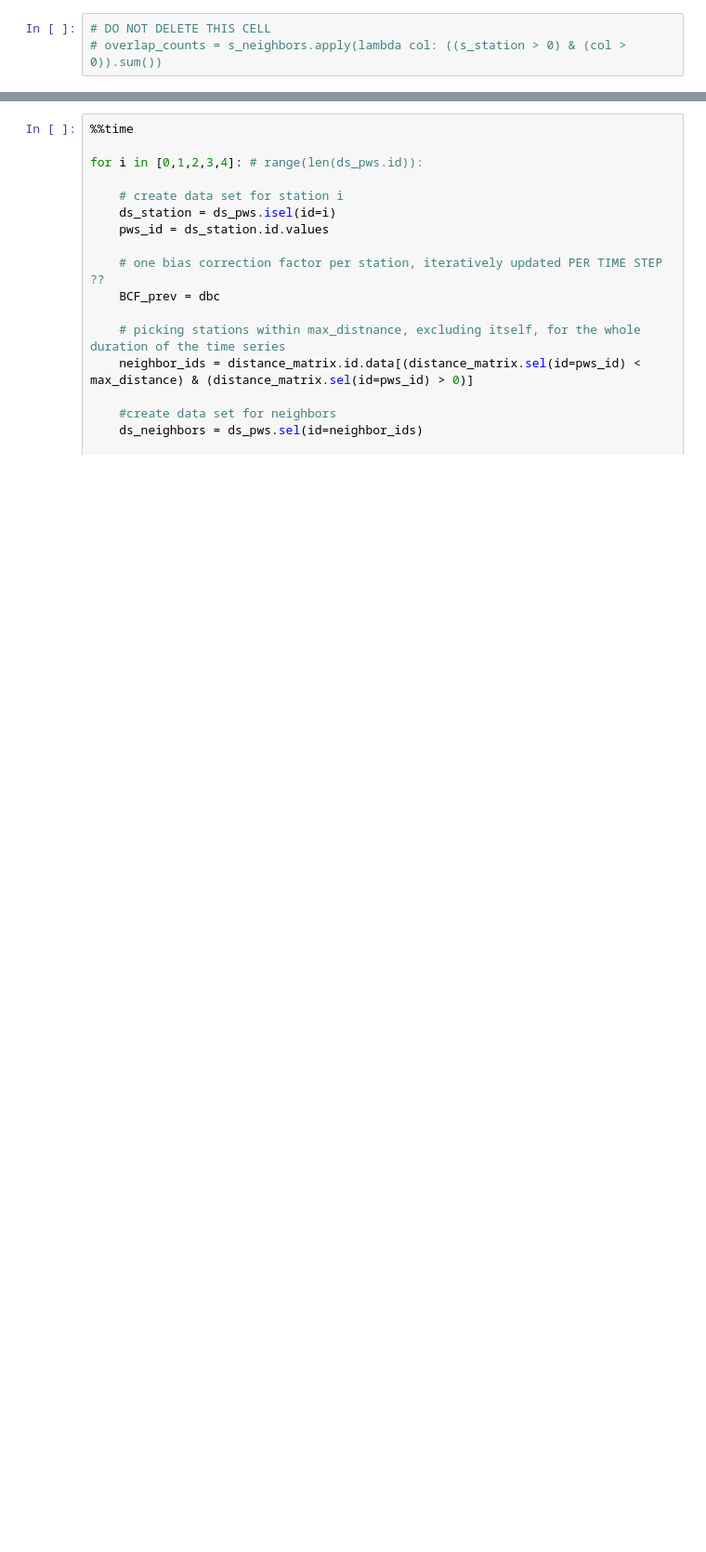
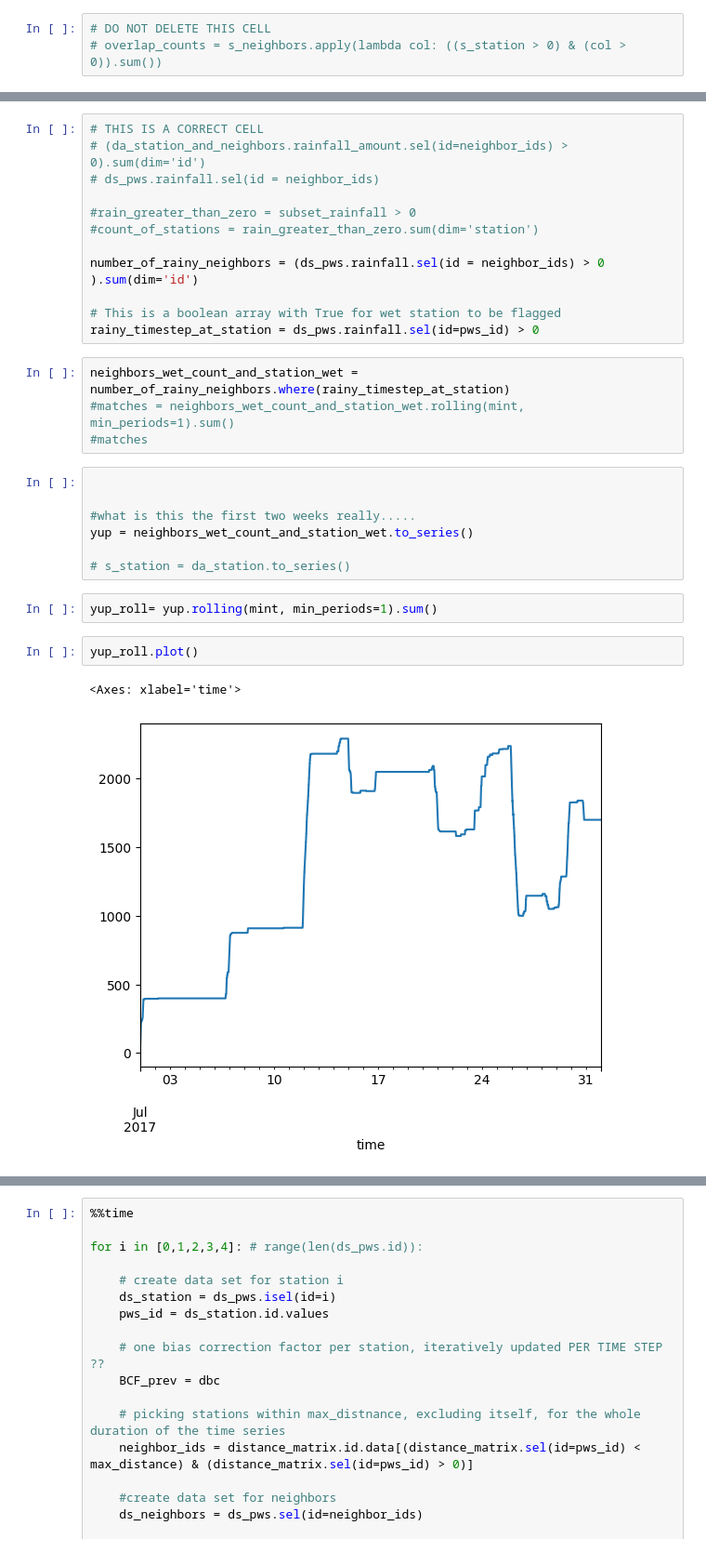
Before and after one commit to lepetersson/pypwsqc, a Jupyter notebook: docs/notebooks/station_outlier_filter.ipynb, the cells around one changed output, grey strips where cells are left out. Shown: that part at 93% size. Cells and saved outputs as stored; diff of their text form; blank space fills up the shorter version.

Commit message:
very messy version, check for number of rainy matches added and working

```diff
--- a/docs/notebooks/station_outlier_filter.ipynb
+++ b/docs/notebooks/station_outlier_filter.ipynb
@@ -130,0 +586,30 @@ def so_filter(da_station, da_neighbors, window_length):
+# %%
+# THIS IS A CORRECT CELL
+# (da_station_and_neighbors.rainfall_amount.sel(id=neighbor_ids) > 0).sum(dim='id')
+# ds_pws.rainfall.sel(id = neighbor_ids)
+
+#rain_greater_than_zero = subset_rainfall > 0
+#count_of_stations = rain_greater_than_zero.sum(dim='station')
+
+number_of_rainy_neighbors = (ds_pws.rainfall.sel(id = neighbor_ids) > 0 ).sum(dim='id')
+
+# This is a boolean array with True for wet station to be flagged
+rainy_timestep_at_station = ds_pws.rainfall.sel(id=pws_id) > 0
+# %%
+neighbors_wet_count_and_station_wet = number_of_rainy_neighbors.where(rainy_timestep_at_station)
+#matches = neighbors_wet_count_and_station_wet.rolling(mint, min_periods=1).sum()
+#matches
+# %%
+
+
+#what is this the first two weeks really.....
+yup = neighbors_wet_count_and_station_wet.to_series()
+
+# s_station = da_station.to_series()
+# %%
+yup_roll= yup.rolling(mint, min_periods=1).sum()
+# %%
+yup_roll.plot()
+# %% [output]
+<Axes: xlabel='time'>
+[figure, added]
```
Also changed, not shown: parts of 54 cells of this notebook.
